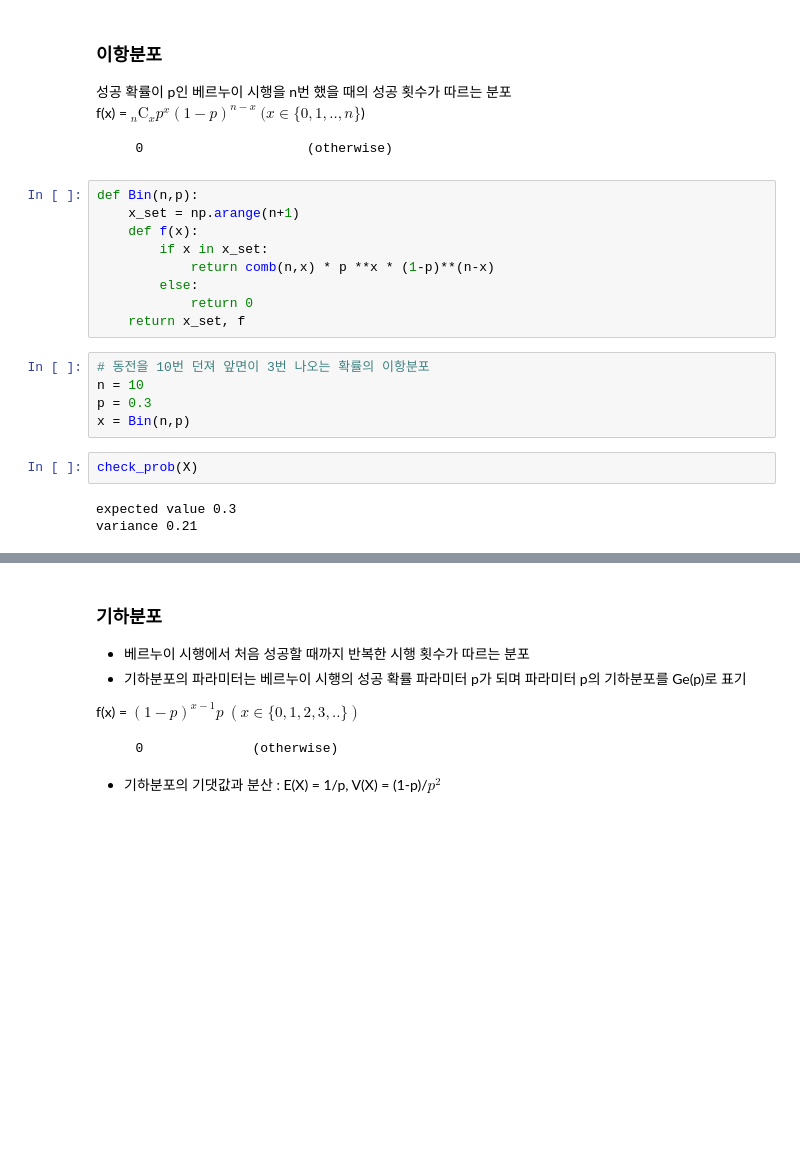
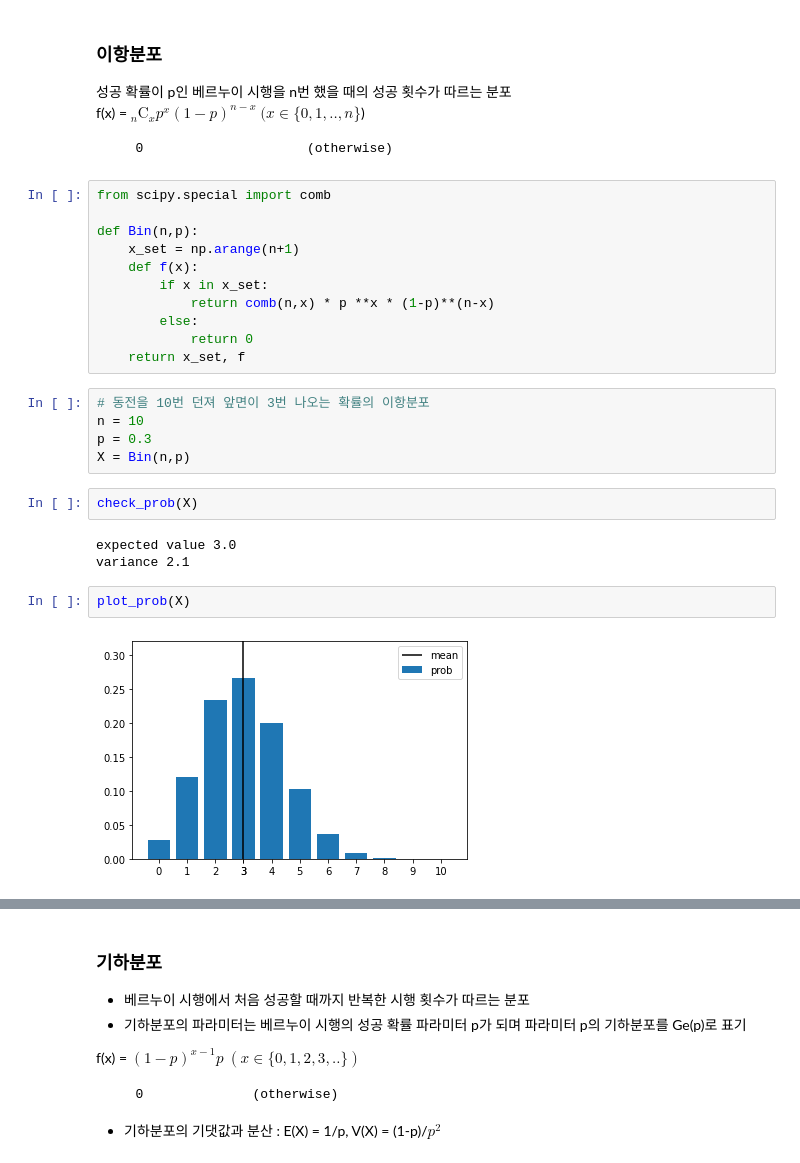
Before and after one commit to ddeodeok/cakd7, a Jupyter notebook: m3_통계/Stat_1.ipynb, the cells around one changed output, grey strips where cells are left out. Drawn from its saved outputs; the diff is of its cells as text; blank space fills up the shorter version.

```diff
--- a/m3_통계/Stat_1.ipynb
+++ b/m3_통계/Stat_1.ipynb
@@ -1371,6 +1385,8 @@ f(x) = $_{n}\mathrm{C}_{x}p^x(1-p)^{n-x}$ $(x \in \{0,1,..,n\}$)
 
        0                     (otherwise)
 # %%
+from scipy.special import comb
+
 def Bin(n,p):
     x_set = np.arange(n+1)
     def f(x):
@@ -1383,9 +1399,13 @@ def Bin(n,p):
 # 동전을 10번 던져 앞면이 3번 나오는 확률의 이항분포
 n = 10
 p = 0.3
-x = Bin(n,p)
+X = Bin(n,p)
 # %%
 check_prob(X)
 # %% [output]
-expected value 0.3
-variance 0.21
+expected value 3.0
+variance 2.1
+# %%
+plot_prob(X)
+# %% [output]
+[figure, added]
```
Also changed, not shown: parts of 10 cells of this notebook, 17 other files.
